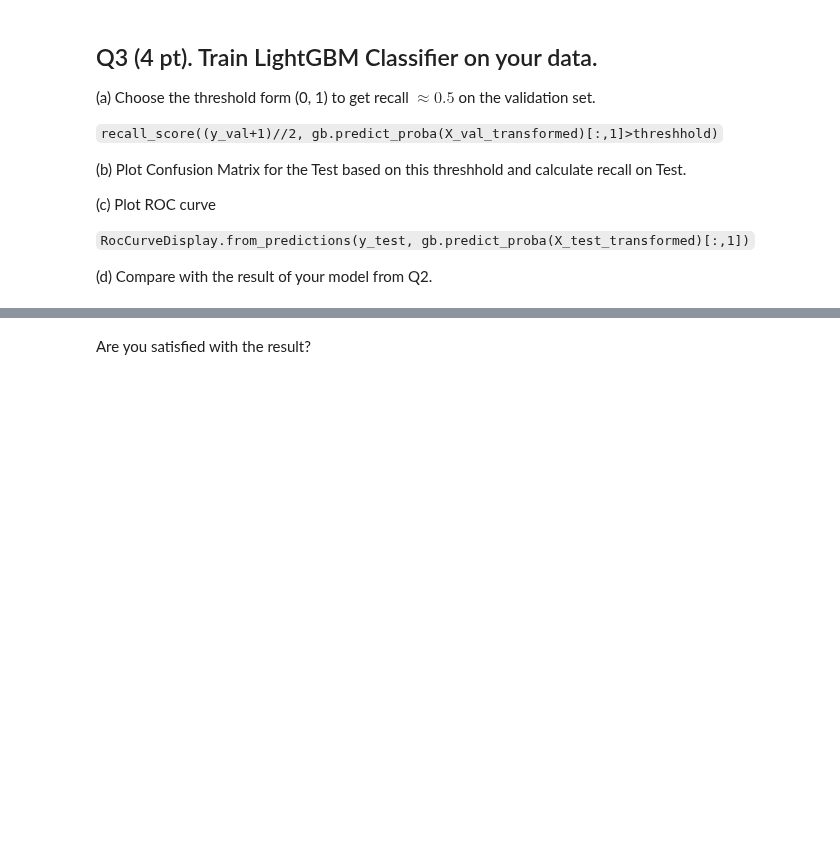
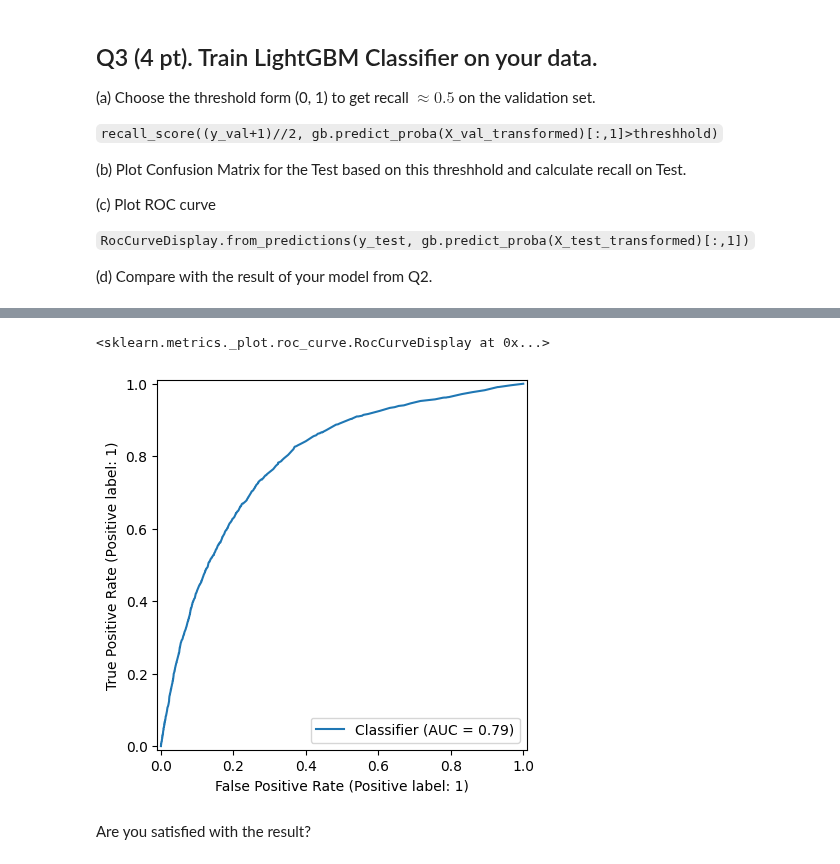
Before and after one commit to Nick-Azzarano/Machine-Learning-Practice, a Jupyter notebook: Spring2025/Homeworks/HW8_Azzarano_Nick.ipynb, the cells around one changed output, grey strips where cells are left out. Cells and saved outputs as stored; diff of their text form; code cells hidden in the pictures; blank space fills up the shorter version.

```diff
--- a/Spring2025/Homeworks/HW8_Azzarano_Nick.ipynb
+++ b/Spring2025/Homeworks/HW8_Azzarano_Nick.ipynb
@@ -388,0 +418,6 @@ gb = lgb.LGBMClassifier()
+# %%
+# (c) Plot ROC curve
+RocCurveDisplay.from_predictions((y_test + 1) // 2, probs_test)
+# %% [output]
+<sklearn.metrics._plot.roc_curve.RocCurveDisplay at 0x...>
+[figure, added]
```
Also changed, not shown: parts of 11 cells of this notebook.
